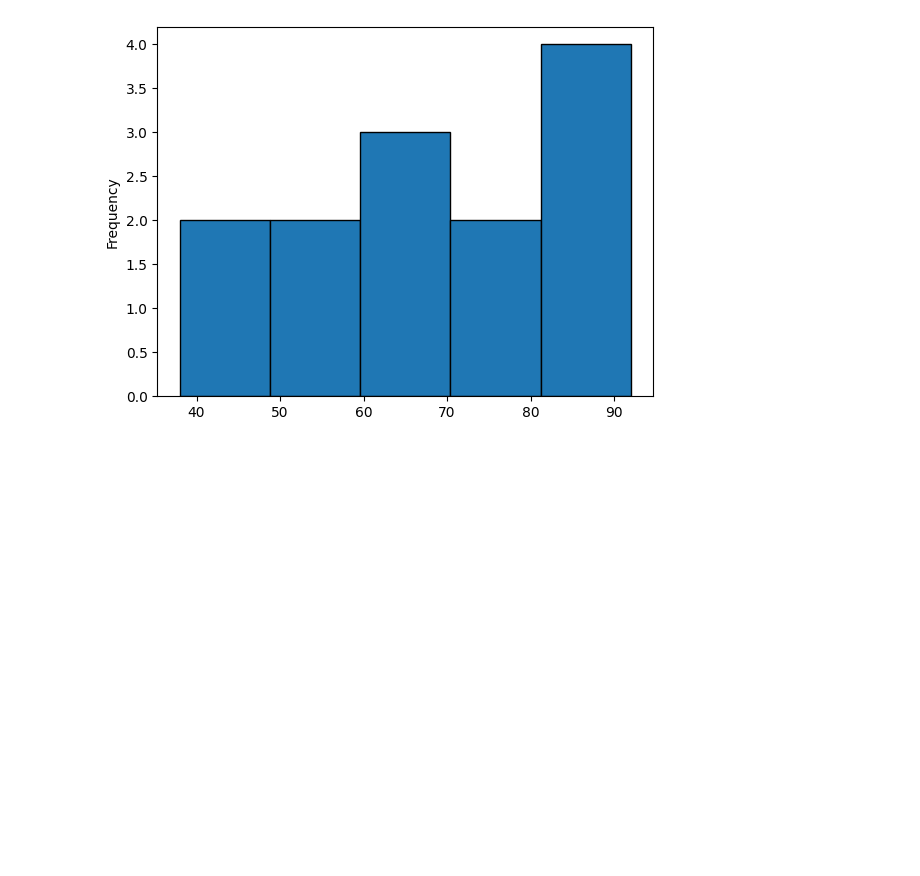
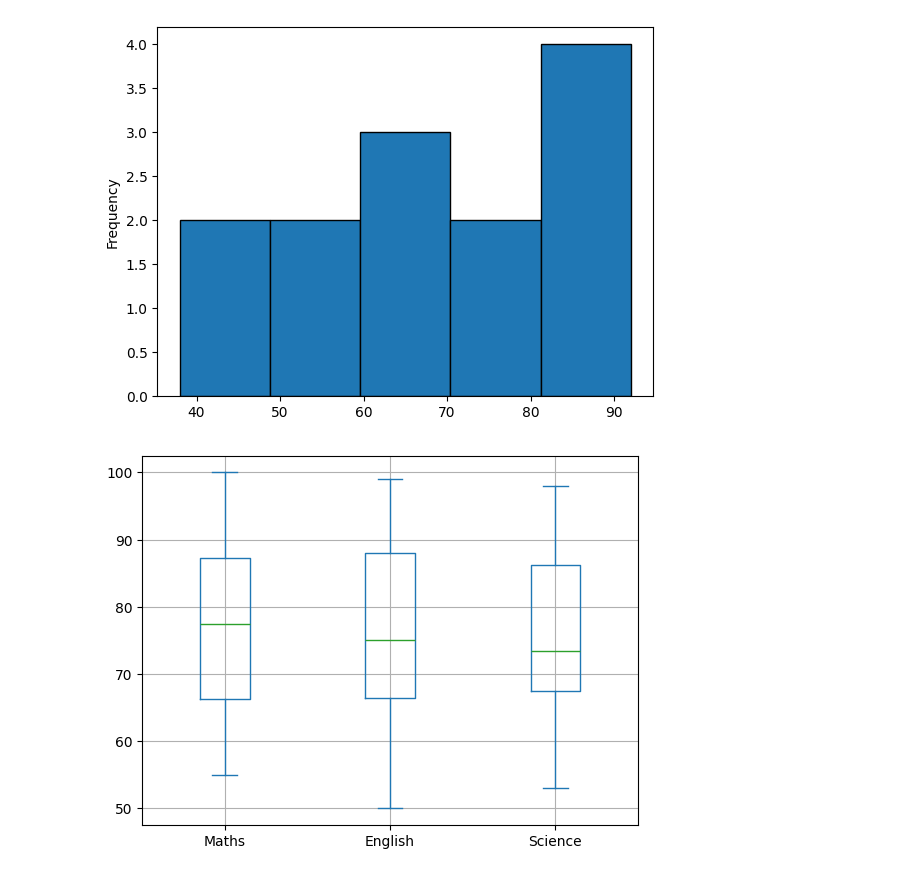
Before and after one commit to AdityaUjjawalThakur/NumPy, a Jupyter notebook: plot.ipynb, the cells around one changed output. Drawn from its saved outputs; the diff is of its cells as text; code cells hidden in the pictures; blank space fills up the shorter version.

```diff
--- a/plot.ipynb
+++ b/plot.ipynb
@@ -119,3 +119,19 @@ marks["Marks"].plot(kind="hist",bins=5,edgecolor="black")
 # %% [output]
 <Axes: ylabel='Frequency'>
 [figure]
+# %%
+#Box Plot
+#observe the box bottom of the box here in image around 65 tells that 25 percent of student scored below 65
+# upper line in case of maths seems 88 which means 75 percent of student scored below 88 and median marks is represented by green
+import pandas as pd
+import matplotlib.pyplot as plt
+data={
+    "Maths":[75, 88, 95, 60, 70, 85, 100, 55, 65, 80],
+    "English":[78, 85, 92, 58, 66, 89, 99, 50, 68, 72],
+    "Science":[72, 84, 91, 62, 69, 87, 98, 53, 67, 75]
+}
+df=pd.DataFrame(data)
+df.plot(kind="box")
+plt.grid(True)
+# %% [output]
+[figure, added]
```
Also changed, not shown: parts of 3 cells of this notebook.
